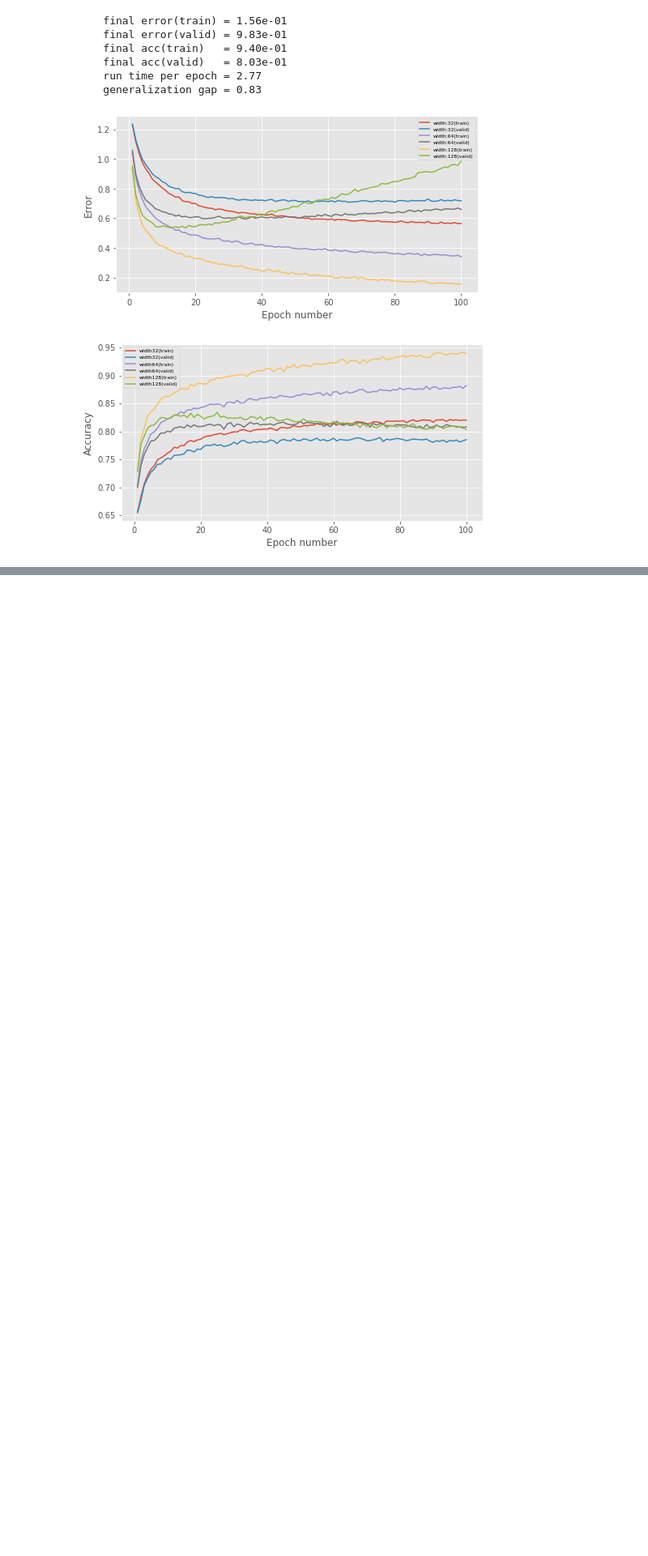
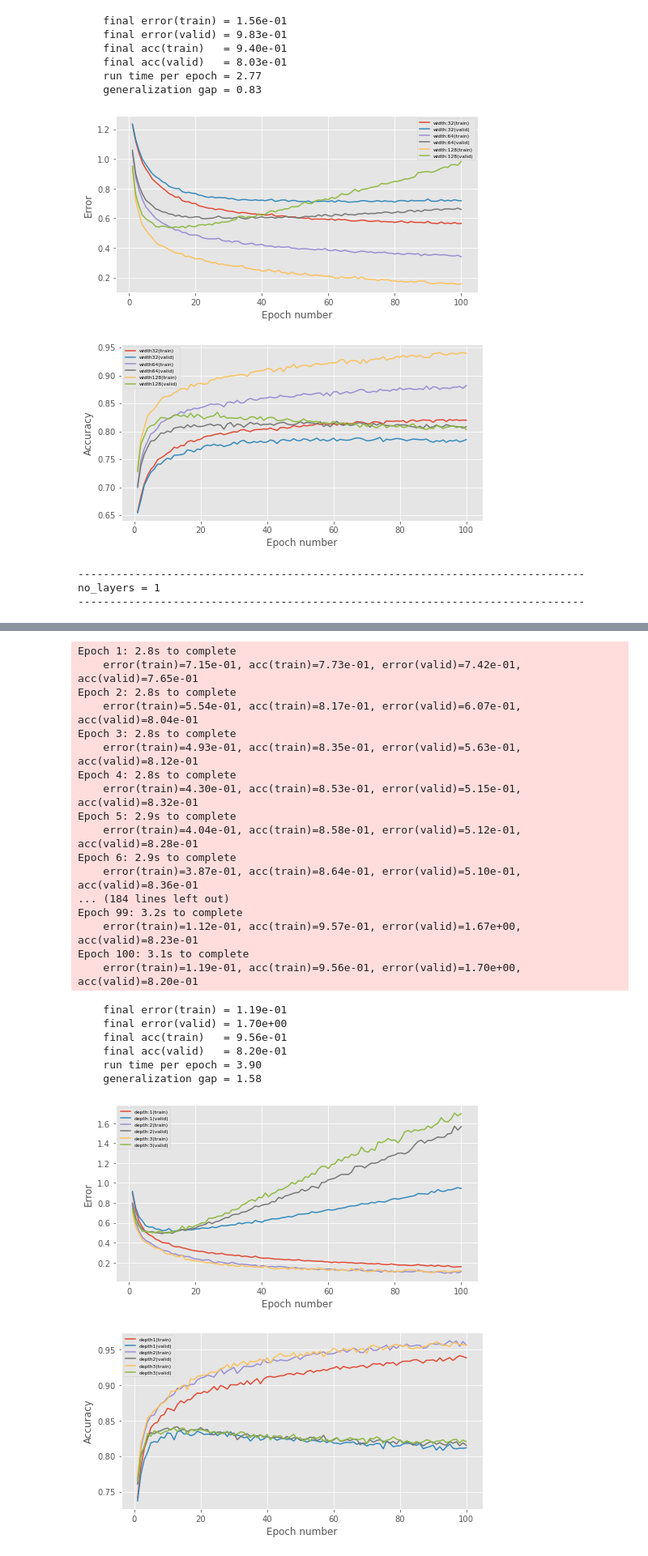
Before and after one commit to arsalansiddique1/mlpractical, a Jupyter notebook: notebooks/Coursework_1.ipynb, the cells around one changed output, grey strips where cells are left out. Shown: that part at 81% size. Drawn from its saved outputs; the diff is of its cells as text; code cells hidden in the pictures; blank space fills up the shorter version.

```diff
--- a/notebooks/Coursework_1.ipynb
+++ b/notebooks/Coursework_1.ipynb
@@ -228,6 +228,12 @@ Epoch 100: 2.3s to complete
 [figure]
 # %%
 # Task 1b) - varying depth of the model
+from mlp.layers import AffineLayer, SoftmaxLayer, SigmoidLayer, ReluLayer
+from mlp.errors import CrossEntropySoftmaxError
+from mlp.models import MultipleLayerModel
+from mlp.initialisers import ConstantInit, GlorotUniformInit
+from mlp.learning_rules import AdamLearningRule
+from mlp.optimisers import Optimiser
 
 # Setup hyperparameters
 learning_rate = 0.001
@@ -239,6 +245,11 @@ final_errors_train = []
 final_errors_valid = []
 final_accs_train = []
 final_accs_valid = []
+
+rng.seed(seed)
+
+weights_init = GlorotUniformInit(rng=rng)
+biases_init = ConstantInit(0.)
 
 # Create model with ONE hidden layer
 model_1 = MultipleLayerModel([
@@ -286,17 +297,18 @@ ax_2 = fig_2.add_subplot(111)
 for model in models:
 
     print('-' * 80)
-    print('no_layers = {0:.2f}'
-      .format(str(model)[-1]))
+    print('no_layers = {0}'
+      .format(models.index(model)+ 1))
     print('-' * 80)
     # Reset random number generator and data provider states on each run
     # to ensure reproducibility of results
-    rng.seed(seed)
+
     train_data.reset()
     valid_data.reset()
 
     # Alter data-provider batch size
     train_data.batch_size = batch_size
+    valid_data.batch_size = batch_size
 
     error = CrossEntropySoftmaxError()
     # Use a Adam learning rule
@@ -304,7 +316,7 @@ for model in models:
 
     # Remember to use notebook=False when you write a script to be run in a terminal
     stats, keys, run_time, fig_1, ax_1, fig_2, ax_2  = train_model_and_plot_stats(
-    model, error, learning_rule, train_data, valid_data, num_epochs, stats_interval, notebook= False)
+    model, error, learning_rule, train_data, valid_data, num_epochs, stats_interval, fig_1, ax_1, fig_2, ax_2, models.index(model) + 1, notebook= False)
 
 
 
@@ -324,3 +336,7 @@ for model in models:
 plt.show()
 fig_1.savefig('task1_vlayers_error.pdf')
 fig_2.savefig('task1_vlayers_accuracy.pdf')
+# %% [output]
+--------------------------------------------------------------------------------
+no_layers = 1
+--------------------------------------------------------------------------------
@@ -326,0 +395,25 @@ fig_2.savefig('task1_vlayers_accuracy.pdf')
+Epoch 1: 2.8s to complete
+    error(train)=7.15e-01, acc(train)=7.73e-01, error(valid)=7.42e-01, acc(valid)=7.65e-01
+Epoch 2: 2.8s to complete
+    error(train)=5.54e-01, acc(train)=8.17e-01, error(valid)=6.07e-01, acc(valid)=8.04e-01
+Epoch 3: 2.8s to complete
+    error(train)=4.93e-01, acc(train)=8.35e-01, error(valid)=5.63e-01, acc(valid)=8.12e-01
+Epoch 4: 2.8s to complete
+    error(train)=4.30e-01, acc(train)=8.53e-01, error(valid)=5.15e-01, acc(valid)=8.32e-01
+Epoch 5: 2.9s to complete
+    error(train)=4.04e-01, acc(train)=8.58e-01, error(valid)=5.12e-01, acc(valid)=8.28e-01
+Epoch 6: 2.9s to complete
+    error(train)=3.87e-01, acc(train)=8.64e-01, error(valid)=5.10e-01, acc(valid)=8.36e-01
+... (184 lines left out)
+Epoch 99: 3.2s to complete
+    error(train)=1.12e-01, acc(train)=9.57e-01, error(valid)=1.67e+00, acc(valid)=8.23e-01
+Epoch 100: 3.1s to complete
+    error(train)=1.19e-01, acc(train)=9.56e-01, error(valid)=1.70e+00, acc(valid)=8.20e-01
+    final error(train) = 1.19e-01
+    final error(valid) = 1.70e+00
+    final acc(train)   = 9.56e-01
+    final acc(valid)   = 8.20e-01
+    run time per epoch = 3.90
+    generalization gap = 1.58
+[figure, added]
+[figure, added]
```
Also changed, not shown: parts of 2 cells of this notebook, 8 other files.
